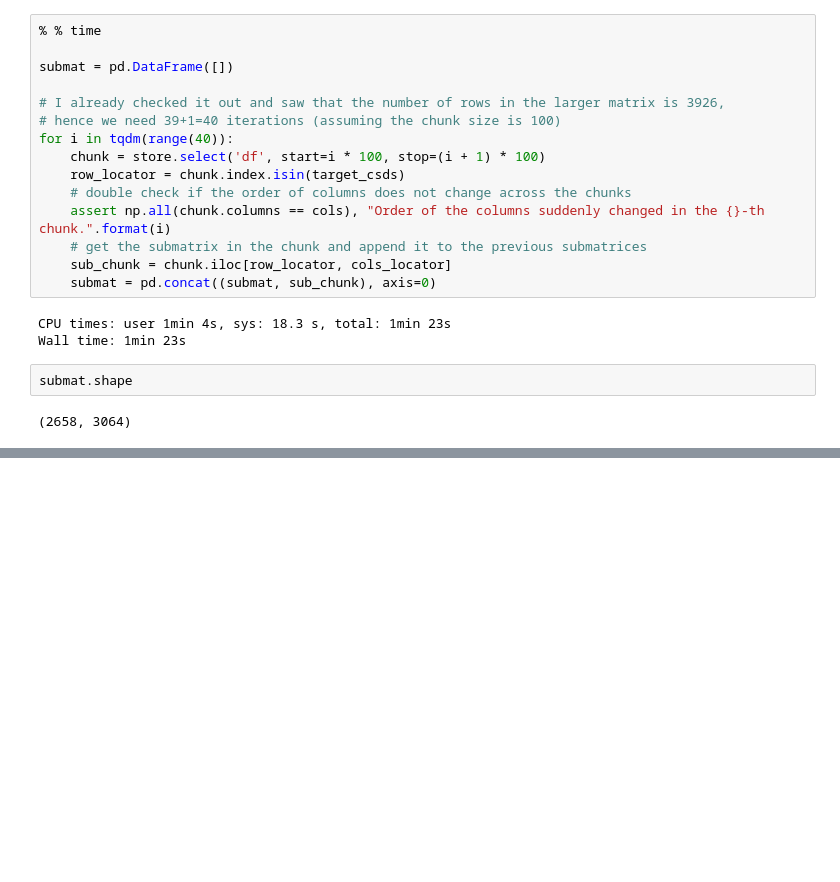
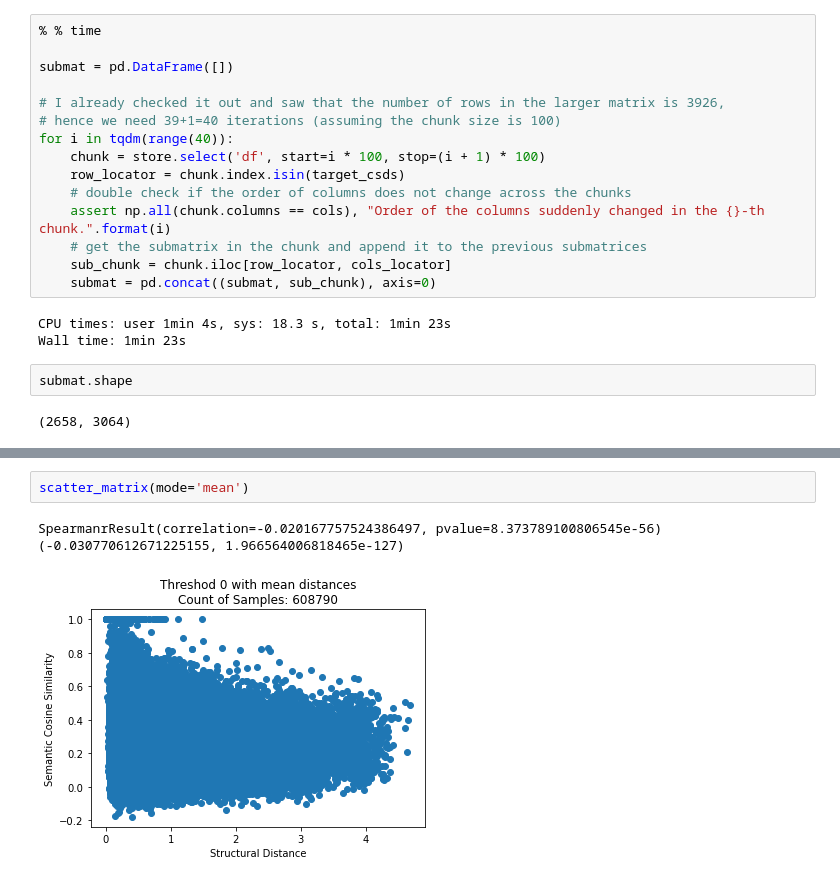
Before and after one commit to LyuZejian/CrystalEmbedding, a Jupyter notebook: Extract_Distance_Submatrix.ipynb, the cells around one changed output, grey strips where cells are left out. Drawn from its saved outputs; the diff is of its cells as text; blank space fills up the shorter version.

```diff
--- a/Extract_Distance_Submatrix.ipynb
+++ b/Extract_Distance_Submatrix.ipynb
@@ -431,0 +359,6 @@ SpearmanrResult(correlation=-0.02754666156756375, pvalue=9.352221481678361e-11)
+# %%
+scatter_matrix(mode='mean')
+# %% [output]
+SpearmanrResult(correlation=-0.020167757524386497, pvalue=8.373789100806545e-56)
+(-0.030770612671225155, 1.966564006818465e-127)
+[figure, added]
```
Also changed, not shown: parts of 52 cells of this notebook, 2 other files.
